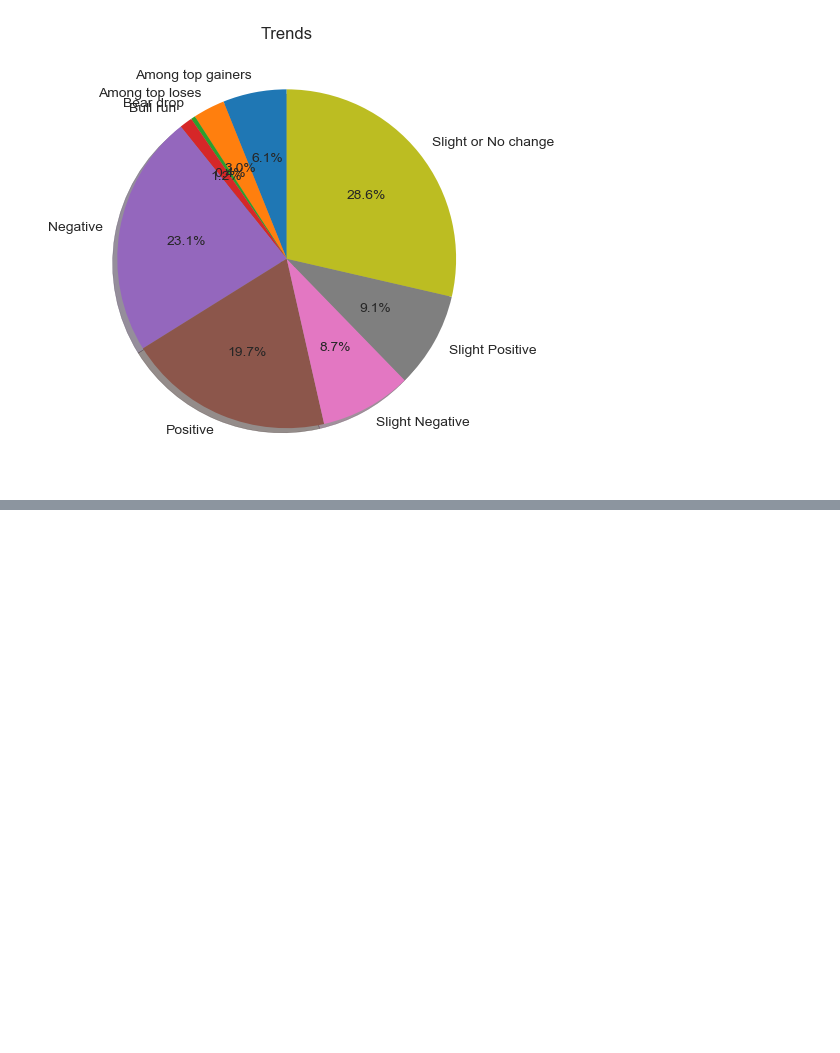
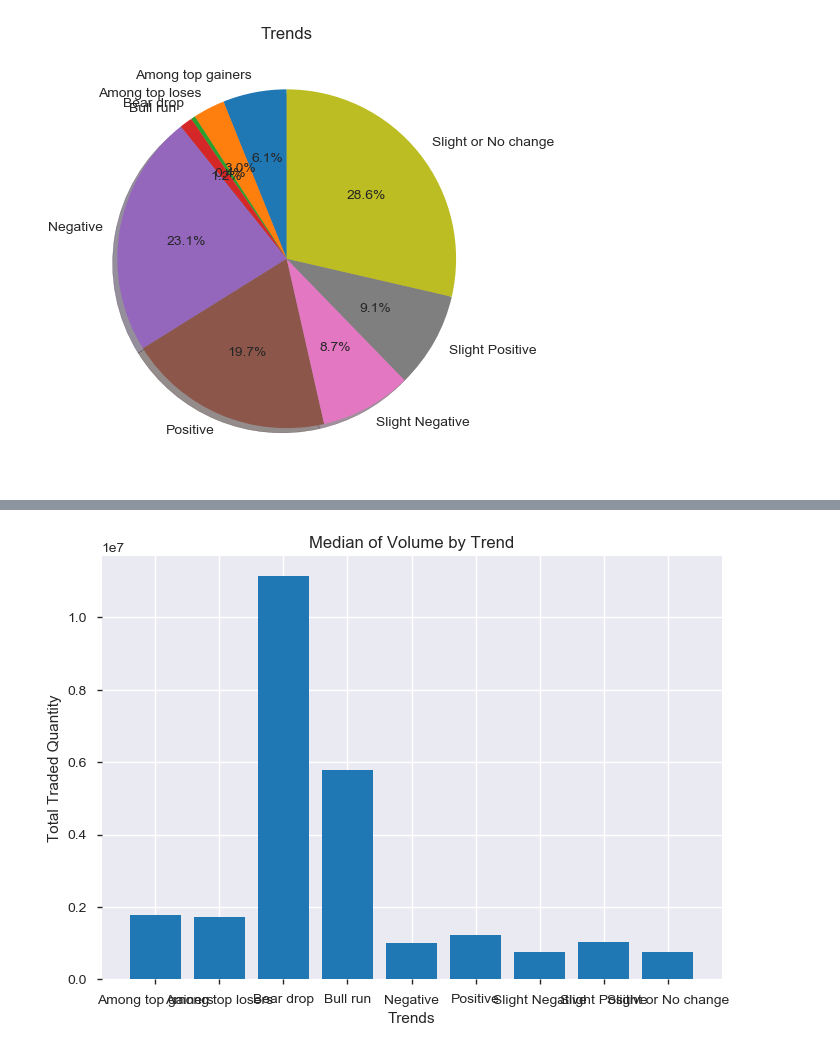
Before and after one commit to atkrish0/securitized-asset-analysis, a Jupyter notebook: 2 - Plotting in Financial Markets (Mindtree).ipynb, the cells around one changed output, grey strips where cells are left out. Drawn from its saved outputs; the diff is of its cells as text; code cells hidden in the pictures; blank space fills up the shorter version.

```diff
--- a/2 - Plotting in Financial Markets (Mindtree).ipynb
+++ b/2 - Plotting in Financial Markets (Mindtree).ipynb
@@ -139,0 +204,4 @@ plt.show()
+# %%
+median = pd.DataFrame(df.groupby(['Trend']).median())
+newmedian = median.reset_index()
+newmedian
@@ -139,0 +219,14 @@ plt.show()
+# %%
+x = newmedian['Trend']
+y = newmedian['Total Traded Quantity']
+x_pos = np.arange(len(x))
+# %%
+#main plot
+plt.bar(x_pos, y)
+plt.xlabel("Trends")
+plt.ylabel("Total Traded Quantity")
+plt.title("Median of Volume by Trend")
+plt.xticks(x_pos, x)
+plt.show()
+# %% [output]
+[figure, added]
```
Also changed, not shown: parts of 10 cells of this notebook.
